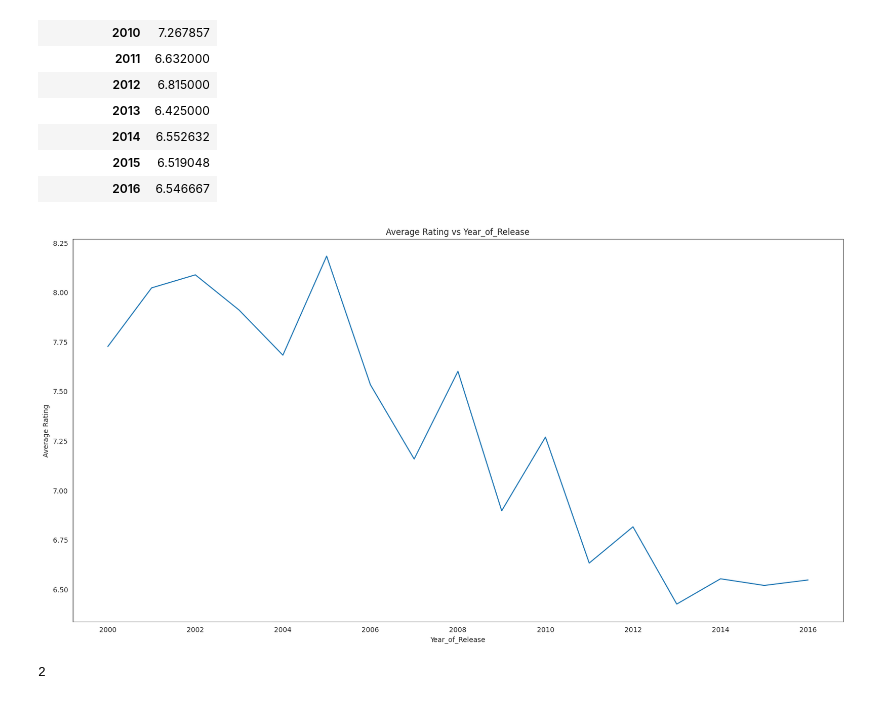
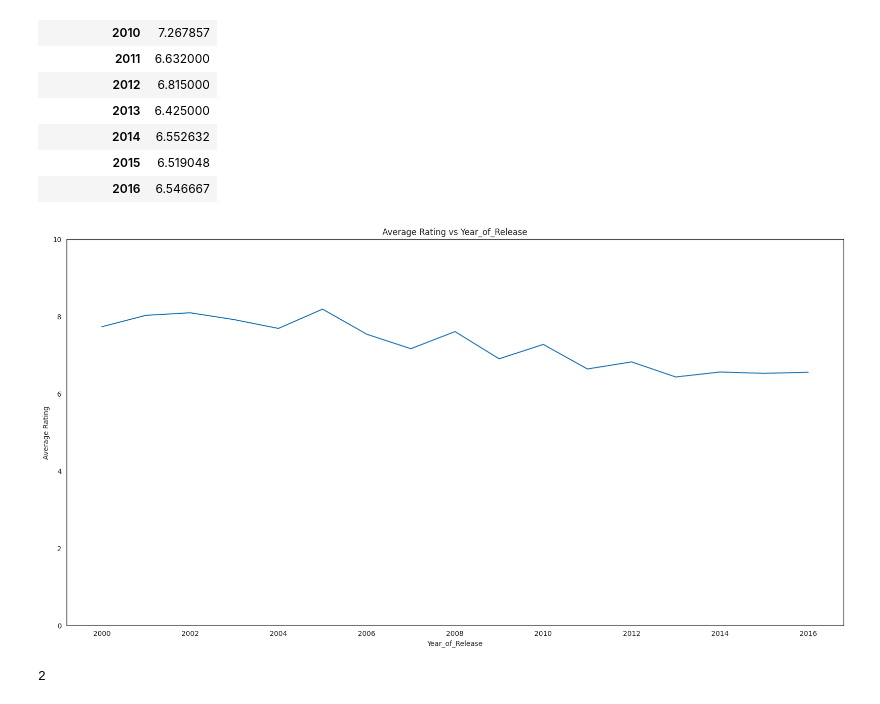
Before and after one commit to GhiathAjam/Analysis-of-Video-Games-Sales, a Jupyter notebook: Analysis/ExploratoryQuestions/Q1.ipynb, the cells around one changed output. Cells and saved outputs as stored; diff of their text form; code cells hidden in the pictures.

```diff
--- a/Analysis/ExploratoryQuestions/Q1.ipynb
+++ b/Analysis/ExploratoryQuestions/Q1.ipynb
@@ -761,13 +761,16 @@ year_avg_rate
 # %%
 # plot average rating vs year of release
 plt.figure(figsize=(20, 10))
+# make plot y axis in range [0, 10]
+plt.ylim([0, 10])
+
 plt.plot(year_avg_rate.index, year_avg_rate['Average'])
 plt.xlabel('Year_of_Release')
 plt.ylabel('Average Rating')
 plt.title('Average Rating vs Year_of_Release')
 plt.show()
 # %% [output]
-[figure, old version]
+[figure, new version]
 # %%
 # convert Year_of_Release from index to column
 year_avg_rate2 = year_avg_rate.copy()
```
Also changed, not shown: 1 other file.
